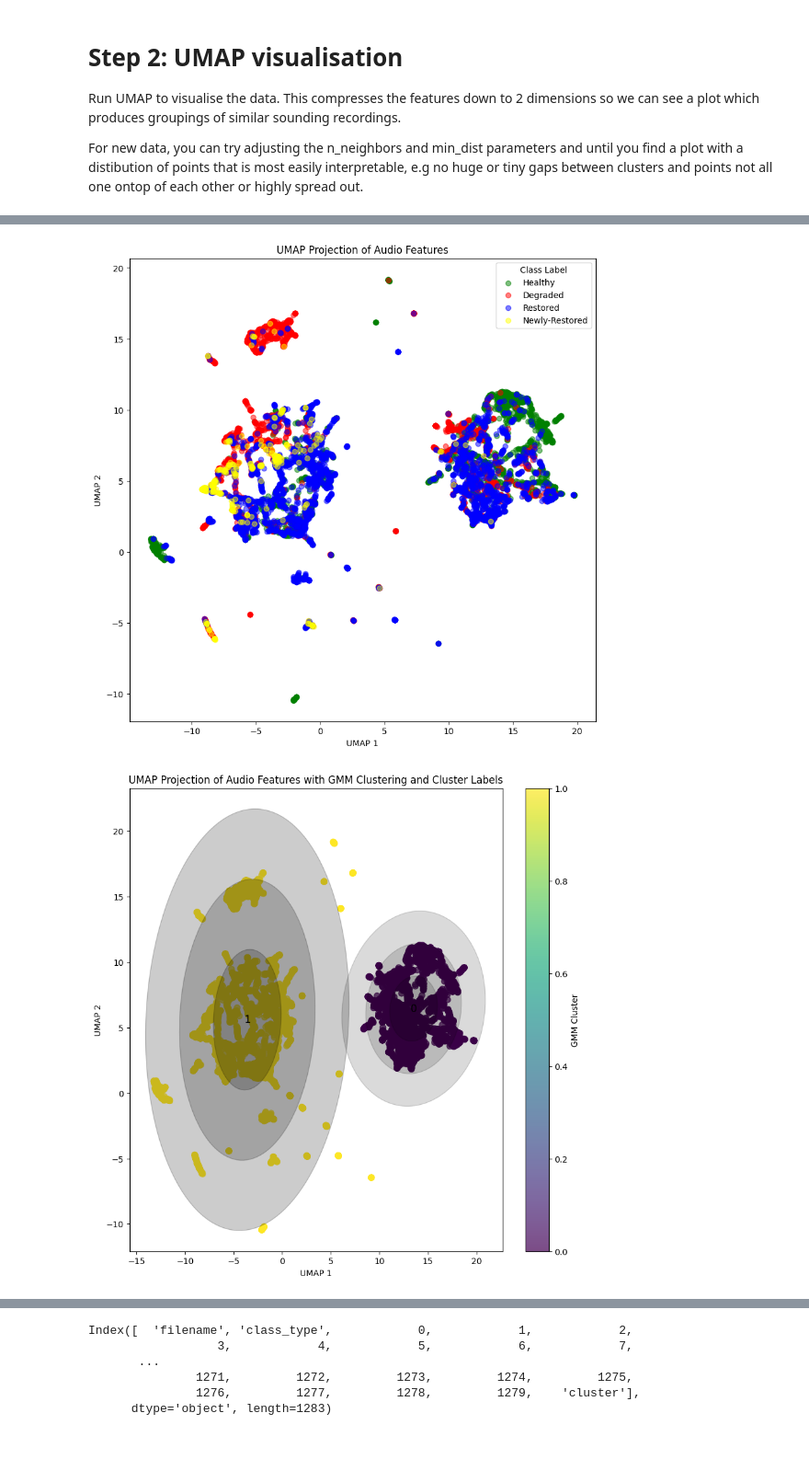
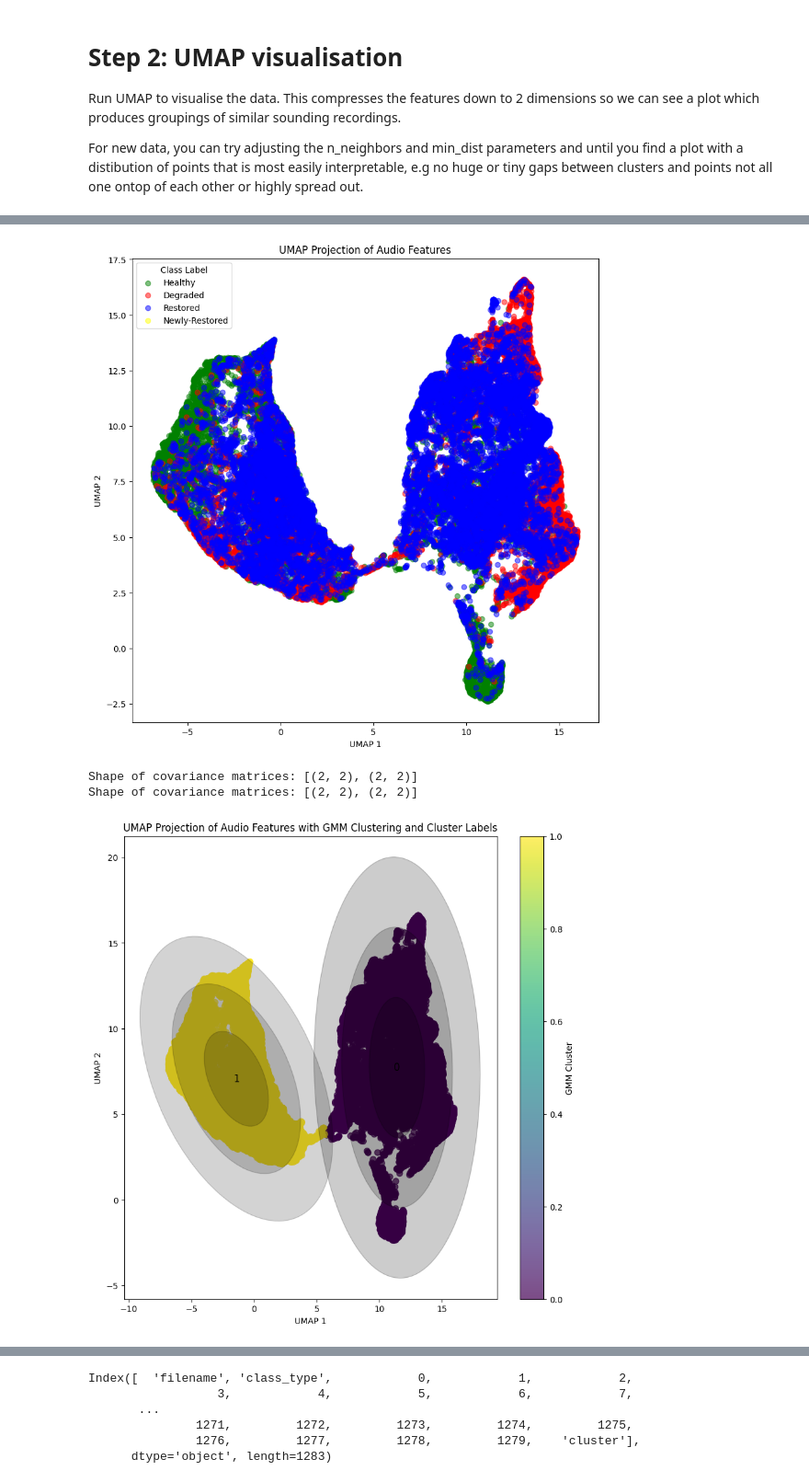
Before and after one commit to Olli365/Aqoustics-Surfperch, a Jupyter notebook: UMAP/UMAP_GMM_v3.ipynb, the cells around one changed output, grey strips where cells are left out. Shown at 92% size. Saved outputs shown, nothing was run; the diff lists cells and outputs as text; code cells hidden in the pictures; blank space fills up the shorter version.

```diff
--- a/UMAP/UMAP_GMM_v3.ipynb
+++ b/UMAP/UMAP_GMM_v3.ipynb
@@ -100,0 +127,9 @@ embeddings_df
+# %%
+# Construct the full paths to the TFRecord files using file_list
+tfrecord_files = [os.path.join(tfrecord_dir, f) for f in file_list]
+
+# Call the function to read embeddings and store them in a DataFrame
+embeddings_df = read_embeddings_to_dataframe(tfrecord_files)
+
+
+print(f"Embeddings DataFrame created with shape: {embeddings_df.shape}")
@@ -115,7 +150,7 @@ In the sample data you can see each filename starts with an H, D or R correspond
 # %%
 def extract_metadata_from_filename(file):
     # Split the filename using 'clip_ind_' as the delimiter
-    parts = file.split('test/clip_ind_')
+    parts = file.split('Indonesia_ROI/clip_ind_')
 
     # Extract the first letter after 'clip_ind_' to determine the class_type
     class_type = parts[1][0] if len(parts) > 1 else None
@@ -135,8 +170,8 @@ column_order = ['filename', 'class_type'] + \
 features_metadata_df = features_df[column_order]
 
 # Save the DataFrame to a CSV file
-features_metadata_path = "path_to_save_metadata.csv"  # Replace this with your actual path
-features_metadata_df.to_csv(features_metadata_path, index=False)
+#features_metadata_path = "path_to_save_metadata.csv"  # Replace this with your actual path
+#features_metadata_df.to_csv(features_metadata_path, index=False)
 
 # Display the DataFrame to check
 features_metadata_df
@@ -199,0 +218,3 @@ umap_embeddings = umap_reducer_3.fit_transform(reduced_features_128)
+# %%
+sampled_data = features_metadata_df.sample(frac=0.05, random_state=random_seed)
+sampled_data.iloc[:, 2:]
@@ -200,3 +235,9 @@ umap_embeddings = umap_reducer_3.fit_transform(reduced_features_128)
+# %%
+umap_reducer = umap.UMAP(n_components=128, random_state=random_seed, n_neighbors=n_neighbors, min_dist=min_dist)
+umap_reducer.fit(sampled_data.iloc[:, 2:])
+reduced_features_128 = umap_reducer.transform(features_metadata_df.iloc[:, 2:])
+umap_reducer_2d = umap.UMAP(n_components=2, random_state=random_seed, n_neighbors=n_neighbors, min_dist=min_dist)
+reduced_features_2d = umap_reducer_2d.fit_transform(reduced_features_128)
 # %%
 # Mapping from single letters to words for descriptive labels
 class_mapping = {'H': 'Healthy', 'D': 'Degraded', 'R': 'Restored', 'N': 'Newly-Restored'}
@@ -209,7 +250,7 @@ plt.figure(figsize=(10, 10))
 for class_type, label in class_mapping.items():
     # Select only data rows with the current class_type, mapping them to descriptive labels on-the-fly
     indices = features_metadata_df['class_type'] == class_type
-    plt.scatter(umap_embeddings[indices, 0], umap_embeddings[indices, 1], label=label,
+    plt.scatter(reduced_features_2d[indices, 0], reduced_features_2d[indices, 1], label=label,
                 color=color_mapping[label], alpha=0.5)  # Assigning specific colors
 
 plt.title('UMAP Projection of Audio Features')
@@ -218,7 +259,7 @@ plt.ylabel('UMAP 2')
 plt.legend(title='Class Label')  # Adds a legend with a title
 plt.show()
 # %% [output]
-[figure, old version]
+[figure, new version]
 # %%
 from sklearn.mixture import GaussianMixture
 from matplotlib.patches import Ellipse
@@ -226,51 +267,55 @@ from matplotlib.patches import Ellipse
 # Step 1: Fit GMM on the 2D UMAP embeddings
 n_components = 2  # Set the number of clusters (you can adjust this based on your data)
 gmm = GaussianMixture(n_components=n_components, covariance_type='full', random_state=random_seed)
-gmm.fit(umap_embeddings)
+gmm.fit(reduced_features_2d)
 
 # Step 2: Predict the cluster labels for each point
-gmm_labels = gmm.predict(umap_embeddings)
+gmm_labels = gmm.predict(reduced_features_2d)
 
 # Step 3: Function to draw ellipses representing GMM components
 def draw_ellipse(position, covariance, ax=None, cluster_num=None, **kwargs):
     """Draw an ellipse with a given position and covariance and label it with the cluster number."""
     ax = ax or plt.gca()
 
-    # Convert covariance to principal axes
+    # Compute the eigenvalues and eigenvectors to find the axes of the ellipse
     if covariance.shape == (2, 2):
-        U, s, Vt = np.linalg.svd(covariance)
-        angle = np.degrees(np.arctan2(U[1, 0], U[0, 0]))
-        width, height = 2 * np.sqrt(s)
+        eigvals, eigvecs = np.linalg.eigh(covariance)
+        angle = np.degrees(np.arctan2(eigvecs[1, 0], eigvecs[0, 0]))
+        width, height = 2 * np.sqrt(eigvals)
     else:
-        angle = 0
-        width, height = 2 * np.sqrt(covariance)
+        raise ValueError("Covariance matrix must be 2x2 for 2D data.")
 
     # Draw the Ellipse with angle as a keyword argument
     for nsig in range(1, 4):  # Draw ellipses at 1, 2, and 3 standard deviations
         ax.add_patch(Ellipse(position, nsig * width, nsig * height, angle=angle, **kwargs))
 
     # Add the cluster number at the center of the ellipse
     if cluster_num is not None:
         ax.text(position[0], position[1], str(cluster_num), color='black', fontsize=12, ha='center', va='center')
 
+
 # Step 4: Plot UMAP embeddings with clusters from GMM
 plt.figure(figsize=(10, 10))
 
 # Plot UMAP embeddings and color them by the GMM cluster labels
-plt.scatter(umap_embeddings[:, 0], umap_embeddings[:, 1], c=gmm_labels, cmap='viridis', s=50, alpha=0.7)
+plt.scatter(reduced_features_2d[:, 0], reduced_features_2d[:, 1], c=gmm_labels, cmap='viridis', s=50, alpha=0.7)
 
 # Step 5: Plot GMM ellipses with cluster numbers
 w_factor = 0.2 / gmm.weights_.max()  # Scale the ellipses by their weights
 for i, (pos, covar, w) in enumerate(zip(gmm.means_, gmm.covariances_, gmm.weights_)):
+    # Add this print statement before calling draw_ellipse
+    print("Shape of covariance matrices:", [cov.shape for cov in gmm.covariances_])
     draw_ellipse(pos, covar, alpha=w * w_factor, color='black', cluster_num=i)  # Add cluster number
 
 plt.title('UMAP Projection of Audio Features with GMM Clustering and Cluster Labels')
 plt.xlabel('UMAP 1')
 plt.ylabel('UMAP 2')
 plt.colorbar(label='GMM Cluster')
 plt.show()
 # %% [output]
+Shape of covariance matrices: [(2, 2), (2, 2)]
+Shape of covariance matrices: [(2, 2), (2, 2)]
-[figure, old version]
+[figure, new version]
 # %%
 features_metadata_df['cluster'] = gmm_labels
 features_metadata_df
```
Also changed, not shown: parts of 26 cells of this notebook, 2 other files.
